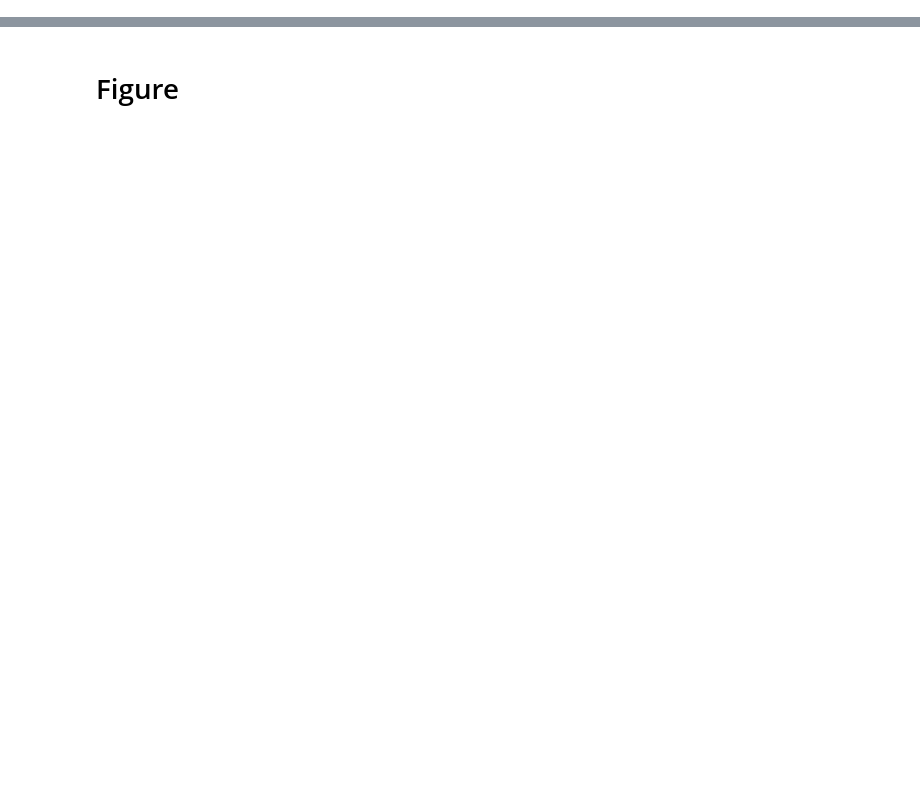
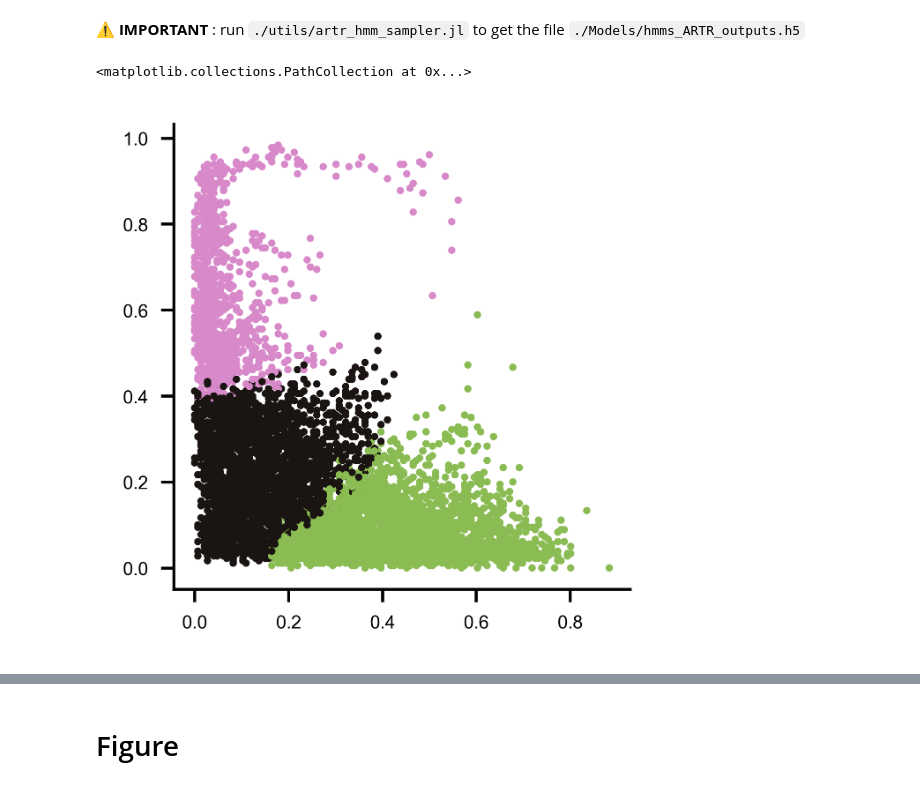
Before and after one commit to ZebrafishHMM2023/ZebrafishHMM2023_CodeAndData, a Jupyter notebook: Figures/Fig4.ipynb, the cells around one changed output, grey strips where cells are left out. Drawn from its saved outputs; the diff is of its cells as text; code cells hidden in the pictures; blank space fills up the shorter version.

Commit message:
all panels for figure 4

```diff
--- a/Figures/Fig4.ipynb
+++ b/Figures/Fig4.ipynb
@@ -10,0 +7,2 @@ Extracting models from ../Models/longtrajectories_20240202.tar.gz...
+# %% [markdown]
+⚠️ **IMPORTANT** : run `./utils/artr_hmm_sampler.jl` to get the file `./Models/hmms_ARTR_outputs.h5`
@@ -10,0 +11,8 @@ Extracting models from ../Models/longtrajectories_20240202.tar.gz...
+# %%
+artr = ALL_ARTRs[0]
+v = load_ARTR_viterbi(nOUTPATH, *artr)
+mLR = load_ARTR_magnet(nDATAPATH, *artr)
+plt.scatter(mLR[:,0], mLR[:,1], s=1, c=FLR_colors[v])
+# %% [output]
+<matplotlib.collections.PathCollection at 0x...>
+[figure, added]
```
Also changed, not shown: parts of 25 cells of this notebook, 8 other files.
